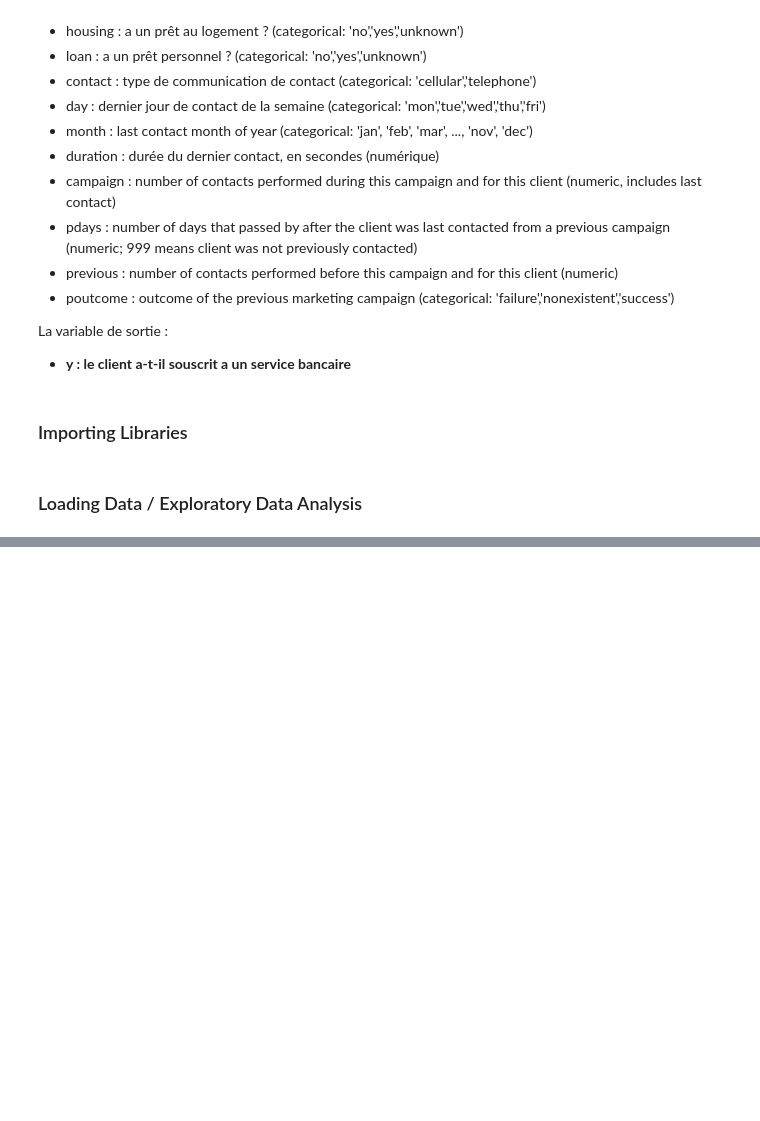
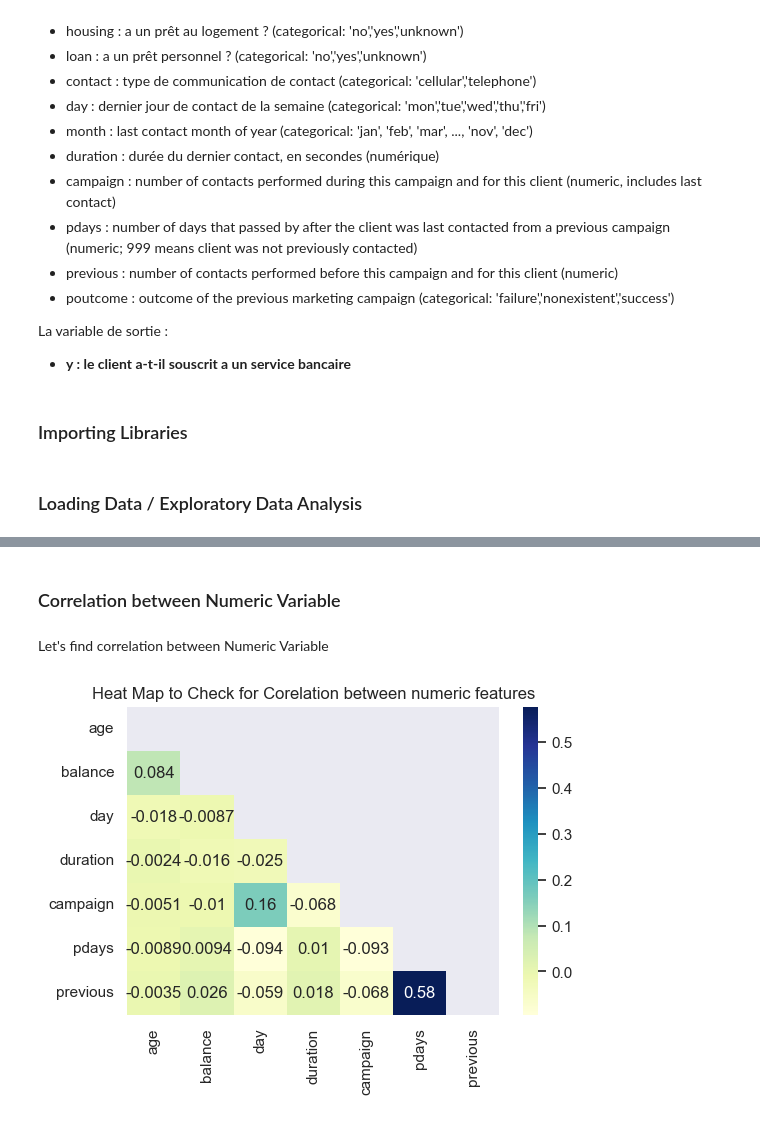
Before and after one commit to Abou29/RandomForest_DecisionTree_AdaBoost_XGBoost_Prediction-souscription, a Jupyter notebook: bank_souscription.ipynb, the cells around one changed output, grey strips where cells are left out. Drawn from its saved outputs; the diff is of its cells as text; code cells hidden in the pictures; blank space fills up the shorter version.

Commit message:
bank souscription prediction

```diff
--- a/bank_souscription.ipynb
+++ b/bank_souscription.ipynb
@@ -89,3 +89,9 @@ import warnings
 warnings.filterwarnings('ignore')
 # %% [markdown]
 ### Loading Data / Exploratory Data Analysis
+# %%
+# Load data
+data = pd.read_csv('bank.csv', sep=';')
+
+# Affichage des 5 premieres lignes du data train
+data.head()
@@ -91,0 +184,18 @@ warnings.filterwarnings('ignore')
+# %% [markdown]
+### Correlation between Numeric Variable
+# %% [markdown]
+Let's find correlation between Numeric Variable
+# %%
+# New dataframe to calculate correlation between numeric features
+corr_df = data.select_dtypes(exclude=["category"])
+#cor= corr_df.corr(method='pearson')
+#print(cor)
+# %%
+# Heat Map to Check for Corelation between numeric features
+plt.figure(figsize=(6, 4)) # Augmenter figsize en cas de problème de visualisation
+mask = np.triu(np.ones_like(corr_df.corr(method='pearson')))
+sns.set(rc = {'figure.figsize':(26, 24)})
+sns.heatmap(corr_df.corr(method='pearson'), cmap="YlGnBu", annot=True, mask=mask)
+plt.title("Heat Map to Check for Corelation between numeric features");
+# %% [output]
+[figure, added]
```
Also changed, not shown: parts of 8 cells of this notebook.
